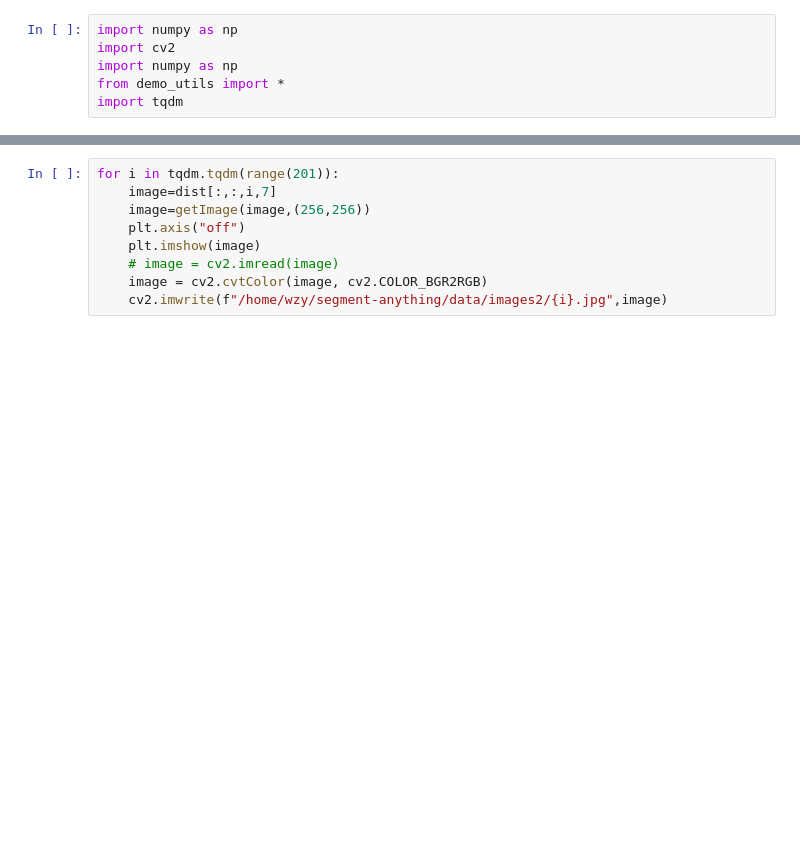
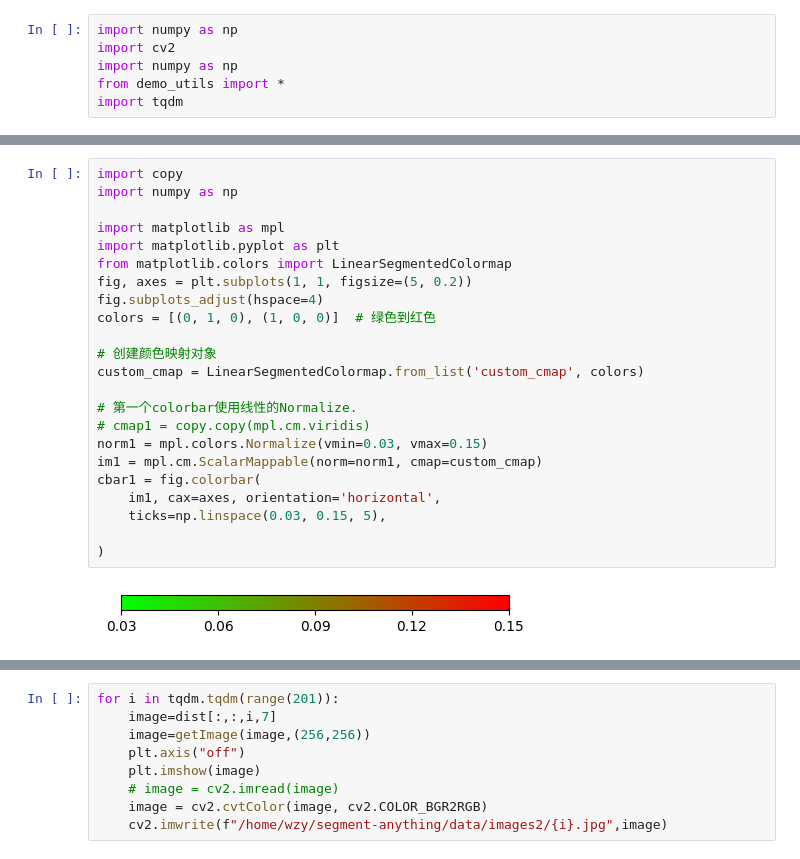
Before and after one commit to jobswei/SAM-for-plasma-hole, a Jupyter notebook: utils/data2img.ipynb, the cells around one changed output, grey strips where cells are left out. Saved outputs shown, nothing was run; the diff lists cells and outputs as text; blank space fills up the shorter version.

```diff
--- a/utils/data2img.ipynb
+++ b/utils/data2img.ipynb
@@ -12,0 +31,25 @@ dist = np.reshape(np.fromfile("/home/wzy/segment-anything/data/dist2.bin",offset
+# %%
+import copy
+import numpy as np
+
+import matplotlib as mpl
+import matplotlib.pyplot as plt
+from matplotlib.colors import LinearSegmentedColormap
+fig, axes = plt.subplots(1, 1, figsize=(5, 0.2))
+fig.subplots_adjust(hspace=4)
+colors = [(0, 1, 0), (1, 0, 0)]  # 绿色到红色
+
+# 创建颜色映射对象
+custom_cmap = LinearSegmentedColormap.from_list('custom_cmap', colors)
+
+# 第一个colorbar使用线性的Normalize.
+# cmap1 = copy.copy(mpl.cm.viridis)
+norm1 = mpl.colors.Normalize(vmin=0.03, vmax=0.15)
+im1 = mpl.cm.ScalarMappable(norm=norm1, cmap=custom_cmap)
+cbar1 = fig.colorbar(
+    im1, cax=axes, orientation='horizontal',
+    ticks=np.linspace(0.03, 0.15, 5),
+
+)
+# %% [output]
+[figure, added]
```
Also changed, not shown: parts of 6 cells of this notebook, 4 other files.
